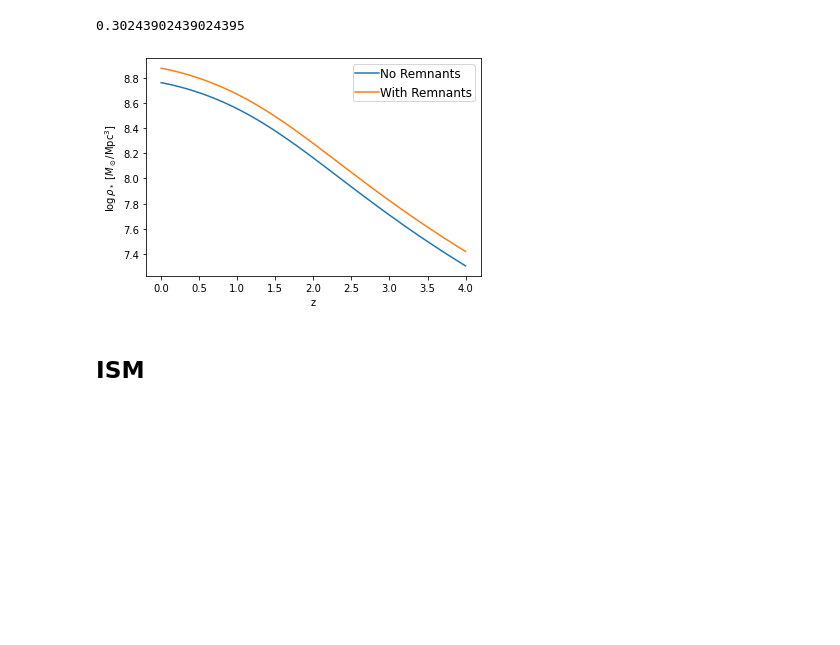
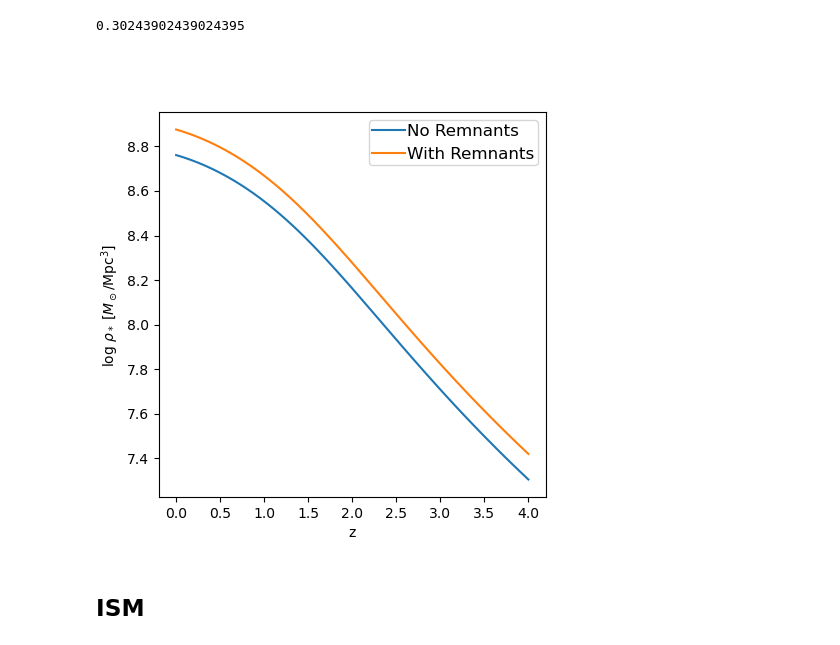
Before and after one commit to FRBs/FRB, a Jupyter notebook: docs/nb/f_diffuse.ipynb, the cells around one changed output. Cells and saved outputs as stored; diff of their text form; code cells hidden in the pictures; blank space fills up the shorter version.

```diff
--- a/docs/nb/f_diffuse.ipynb
+++ b/docs/nb/f_diffuse.ipynb
@@ -71,19 +72,20 @@ f_remnants
 # %%
 rho_Mstar_full = igm.avg_rhoMstar(zval, remnants=True)
 # %%
+fig = plt.figure(figsize=(5,5))
 plt.clf()
 ax = plt.gca()
 ax.plot(zval, np.log10(rho_Mstar.value), label='No Remnants')
 ax.plot(zval, np.log10(rho_Mstar_full.value), label='With Remnants')
 # Label
 ax.set_xlabel('z')
 ax.set_ylabel(r'$\log \, \rho_* \; [M_\odot/ \rm Mpc^3]$ ')
 # Legend
 legend = plt.legend(loc='upper right', scatterpoints=1, borderpad=0.2,
                        handletextpad=0.1, fontsize='large')
 plt.show()
 # %% [output]
-[figure, old version]
+[figure, new version]
 # %% [markdown]
 ## ISM
 # %% [markdown]
```
Also changed, not shown: parts of 26 cells of this notebook, 1 other file.
